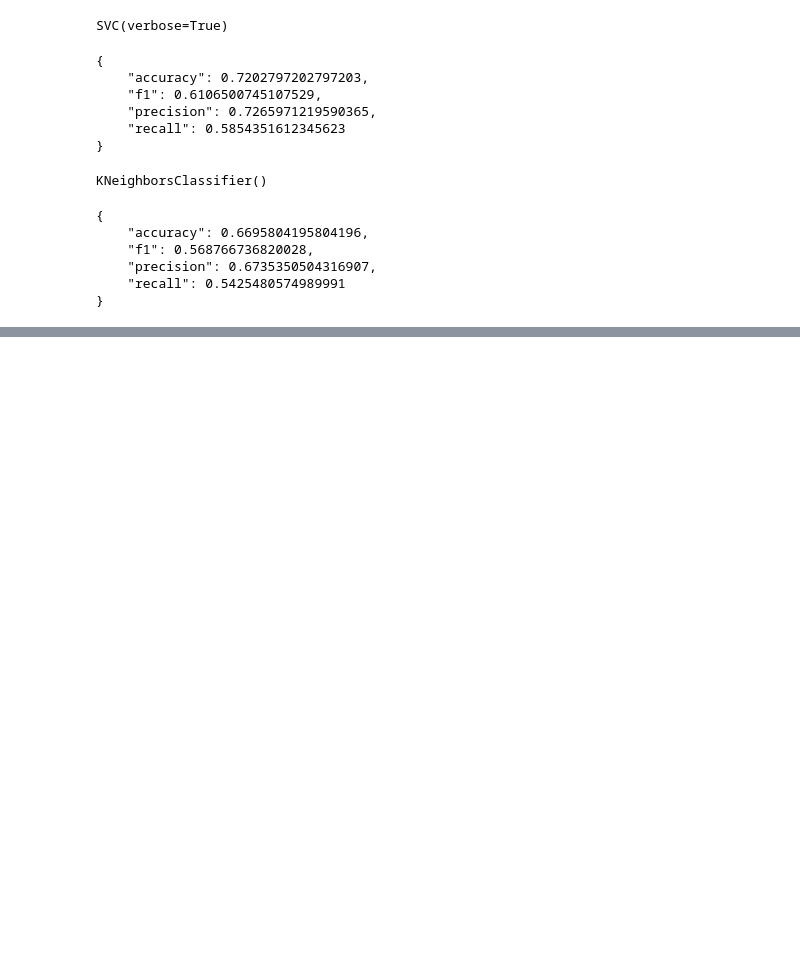
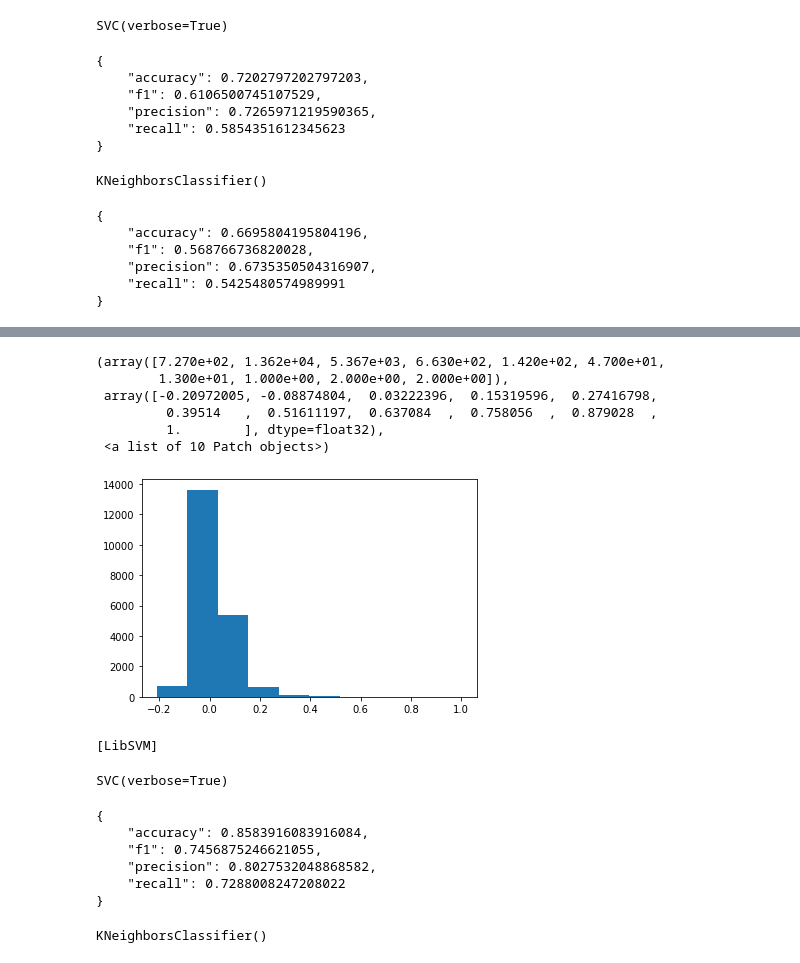
Before and after one commit to new5558/Chula-course-recommender-proof-of-concept, a Jupyter notebook: src/model.ipynb, the cells around one changed output, grey strips where cells are left out. Saved outputs shown, nothing was run; the diff lists cells and outputs as text; code cells hidden in the pictures; blank space fills up the shorter version.

Commit message:
feat: train supervised model to embedded course desc

```diff
--- a/src/model.ipynb
+++ b/src/model.ipynb
@@ -3318,0 +3379,7 @@ print(json.dumps({
+# %%
+from sentence_transformers import SentenceTransformer
+sentences = ["ฉันนะคือคนรักชาติยังไงละ!", "พวกสามกีบล้มเจ้า!"]
+
+model = SentenceTransformer('new5558/chula-course-paraphrase-multilingual-mpnet-base-v2')
+embeddings = model.encode(sentences)
+print(embeddings)
@@ -3318,0 +3391,3 @@ print(json.dumps({
+# %%
+features_train = model.encode(train_texts)
+features_test = model.encode(val_texts)
@@ -3318,0 +3413,13 @@ print(json.dumps({
+# %%
+from sklearn.metrics.pairwise import cosine_similarity
+
+index = 100
+print(train_texts[index])
+
+sim = cosine_similarity(features_train, features_train[index][None])
+
+max_sim_indexs = sim.reshape((-1)).argsort()[-10:]
+
+print(np.array([train_texts[i] for i in max_sim_indexs]))
+print(np.array([train_labels[i] for i in max_sim_indexs]))
+print(sim[max_sim_indexs])
@@ -3318,0 +3444,44 @@ print(json.dumps({
+# %%
+import matplotlib.pyplot as plt
+plt.hist(sim)
+# %% [output]
+(array([7.270e+02, 1.362e+04, 5.367e+03, 6.630e+02, 1.420e+02, 4.700e+01,
+        1.300e+01, 1.000e+00, 2.000e+00, 2.000e+00]),
+ array([-0.20972005, -0.08874804,  0.03222396,  0.15319596,  0.27416798,
+         0.39514   ,  0.51611197,  0.637084  ,  0.758056  ,  0.879028  ,
+         1.        ], dtype=float32),
+ <a list of 10 Patch objects>)
+[figure, added]
+# %%
+from sklearn import svm
+
+clf = svm.SVC(verbose=True)
+clf.fit(features_train, train_labels.flatten())
+# %% [output]
+[LibSVM]
+SVC(verbose=True)
+# %%
+Y_pred = clf.predict(features_test)
+precision, recall, f1, _ = precision_recall_fscore_support(val_labels.flatten(), Y_pred, average="macro")
+acc = accuracy_score(val_labels.flatten(), Y_pred)
+
+print(json.dumps({
+    'accuracy': acc,
+    'f1': f1,
+    'precision': precision,
+    'recall': recall
+}, indent=4))
+# %% [output]
+{
+    "accuracy": 0.8583916083916084,
+    "f1": 0.7456875246621055,
+    "precision": 0.8027532048868582,
+    "recall": 0.7288008247208022
+}
+# %%
+from sklearn.neighbors import KNeighborsClassifier
+
+neigh = KNeighborsClassifier(n_neighbors=5)
+neigh.fit(features_train, train_labels.flatten())
+# %% [output]
+KNeighborsClassifier()
```
Also changed, not shown: parts of 30 cells of this notebook.
